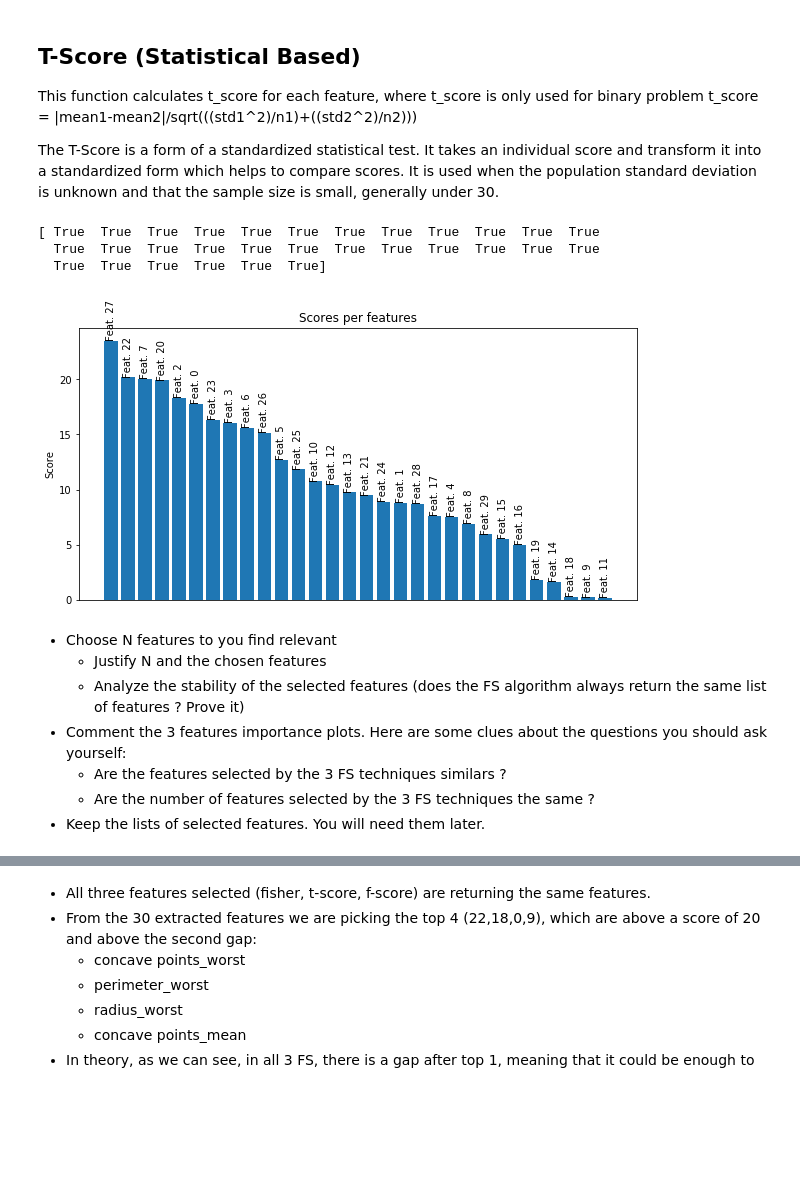
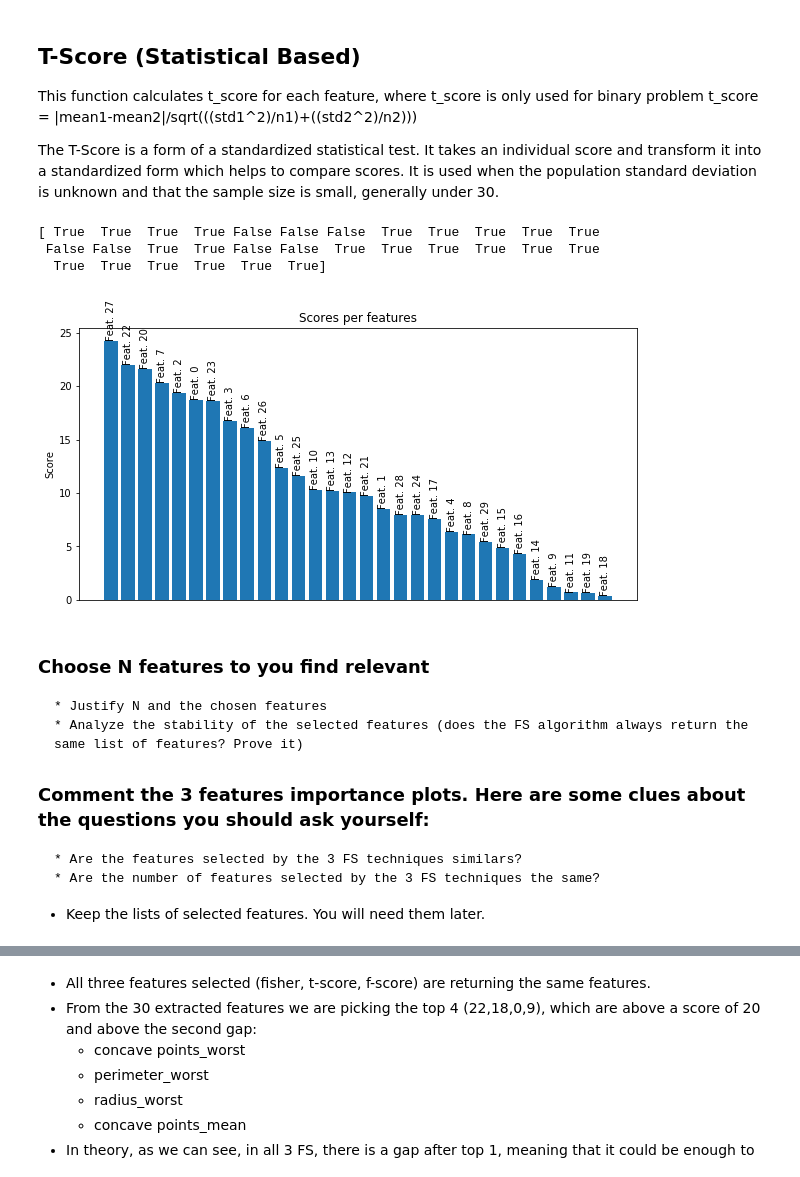
Before and after one commit to Penguinazor/mse.mldb.lab2, a Jupyter notebook: part_2/02-WDBC.ipynb, the cells around one changed output, grey strips where cells are left out. Cells and saved outputs as stored; diff of their text form; code cells hidden in the pictures; blank space fills up the shorter version.

```diff
--- a/part_2/02-WDBC.ipynb
+++ b/part_2/02-WDBC.ipynb
@@ -146,23 +145,23 @@ The T-Score is a form of a standardized statistical test. It takes an individual
 # %%
 from skfeature.function.statistical_based import t_score
 
 score_t_score = t_score.t_score(X_train, y_train)
-idx_t_score = t_score.feature_ranking(score_fisher)
+idx_t_score = t_score.feature_ranking(score_t_score)
 
 plot_importances(idx_t_score, score_t_score)
 compare_importances(idx_fisher,idx_t_score)
 # %% [output]
-[ True  True  True  True  True  True  True  True  True  True  True  True
-  True  True  True  True  True  True  True  True  True  True  True  True
+[ True  True  True  True False False False  True  True  True  True  True
+ False False  True  True False False  True  True  True  True  True  True
   True  True  True  True  True  True]
-[figure, old version]
+[figure, new version]
 # %% [markdown]
-* Choose N features to you find relevant
+### Choose N features to you find relevant
     * Justify N and the chosen features
-    * Analyze the stability of the selected features (does the FS algorithm always return the same list of features ? Prove it)
-* Comment the 3 features importance plots. Here are some clues about the questions you should ask yourself:
-    * Are the features selected by the 3 FS techniques similars ?
-    * Are the number of features selected by the 3 FS techniques the same ?
+    * Analyze the stability of the selected features (does the FS algorithm always return the same list of features? Prove it)
+### Comment the 3 features importance plots. Here are some clues about the questions you should ask yourself:
+    * Are the features selected by the 3 FS techniques similars?
+    * Are the number of features selected by the 3 FS techniques the same?
 * Keep the lists of selected features. You will need them later.
 # %%
 X_names = df.drop(['id', 'diagnosis'], axis=1)
```
Also changed, not shown: parts of 8 cells of this notebook, 2 other files.
